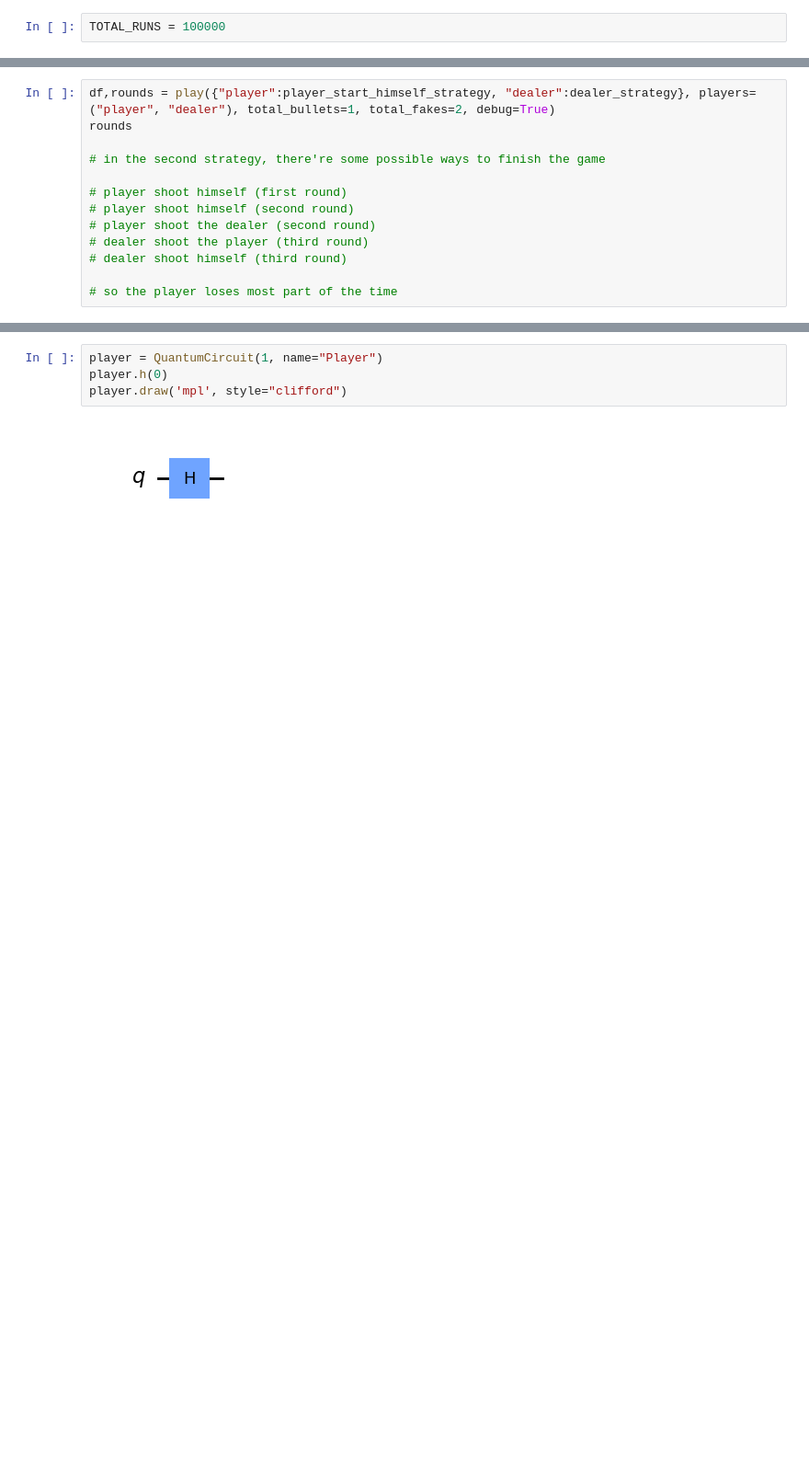
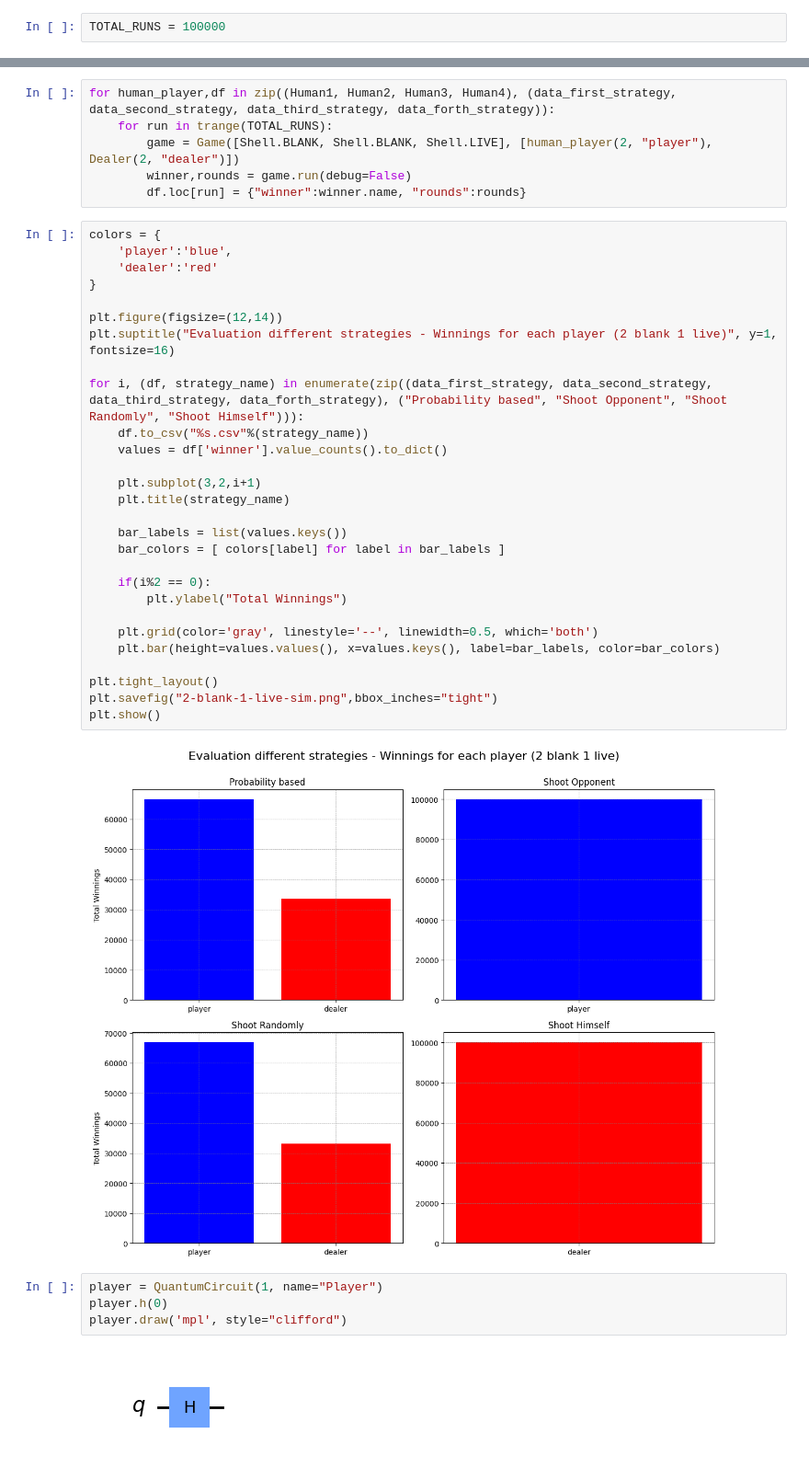
Before and after one commit to Dpbm/qbuck, a Jupyter notebook: buckshot-roulette.ipynb, the cells around one changed output, grey strips where cells are left out. Shown: that part at 92% size. Drawn from its saved outputs; the diff is of its cells as text; blank space fills up the shorter version.

```diff
--- a/buckshot-roulette.ipynb
+++ b/buckshot-roulette.ipynb
@@ -397,13 +177,0 @@ shot: True
-# %%
-df,rounds = play({"player":player_start_himself_strategy, "dealer":dealer_strategy}, players=("player", "dealer"), total_bullets=1, total_fakes=2, debug=True)
-rounds
-
-# in the second strategy, there're some possible ways to finish the game
-
-# player shoot himself (first round)
-# player shoot himself (second round)
-# player shoot the dealer (second round)
-# dealer shoot the player (third round)
-# dealer shoot himself (third round)
-
-# so the player loses most part of the time
@@ -441,3 +178,39 @@ shot: True
+# %%
+for human_player,df in zip((Human1, Human2, Human3, Human4), (data_first_strategy, data_second_strategy, data_third_strategy, data_forth_strategy)):
+    for run in trange(TOTAL_RUNS):
+        game = Game([Shell.BLANK, Shell.BLANK, Shell.LIVE], [human_player(2, "player"), Dealer(2, "dealer")])
+        winner,rounds = game.run(debug=False)
+        df.loc[run] = {"winner":winner.name, "rounds":rounds}
+# %%
+colors = {
+    'player':'blue',
+    'dealer':'red'
+}
+
+plt.figure(figsize=(12,14))
+plt.suptitle("Evaluation different strategies - Winnings for each player (2 blank 1 live)", y=1, fontsize=16)
+
+for i, (df, strategy_name) in enumerate(zip((data_first_strategy, data_second_strategy, data_third_strategy, data_forth_strategy), ("Probability based", "Shoot Opponent", "Shoot Randomly", "Shoot Himself"))):
+    df.to_csv("%s.csv"%(strategy_name))
+    values = df['winner'].value_counts().to_dict()
+
+    plt.subplot(3,2,i+1)
+    plt.title(strategy_name)
+
+    bar_labels = list(values.keys())
+    bar_colors = [ colors[label] for label in bar_labels ]
+
+    if(i%2 == 0):
+        plt.ylabel("Total Winnings")
+
+    plt.grid(color='gray', linestyle='--', linewidth=0.5, which='both')
+    plt.bar(height=values.values(), x=values.keys(), label=bar_labels, color=bar_colors)
+
+plt.tight_layout()
+plt.savefig("2-blank-1-live-sim.png",bbox_inches="tight")
+plt.show()
+# %% [output]
+[figure, added]
 # %%
 player = QuantumCircuit(1, name="Player")
 player.h(0)
```
Also changed, not shown: parts of 23 cells of this notebook, 5 other files.
